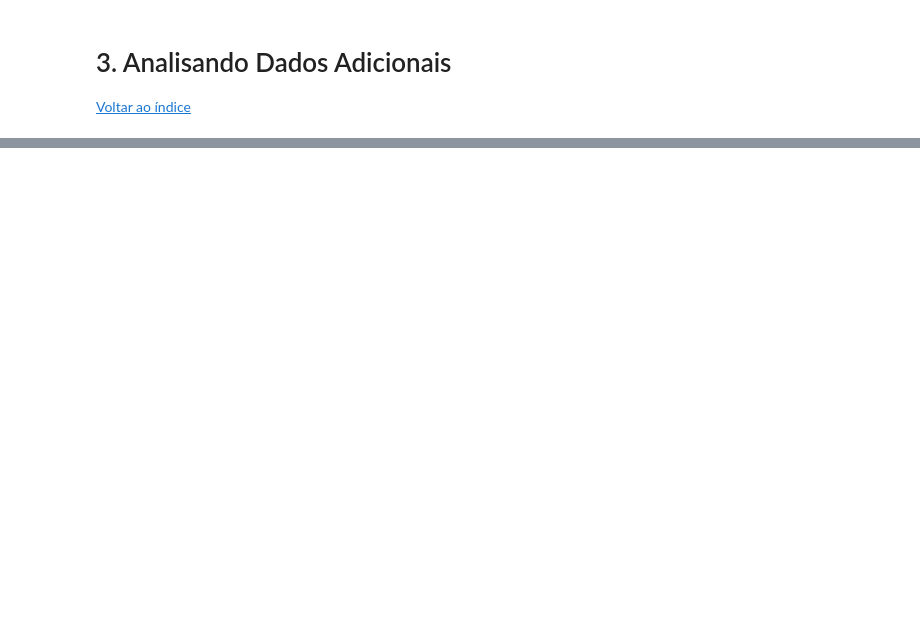
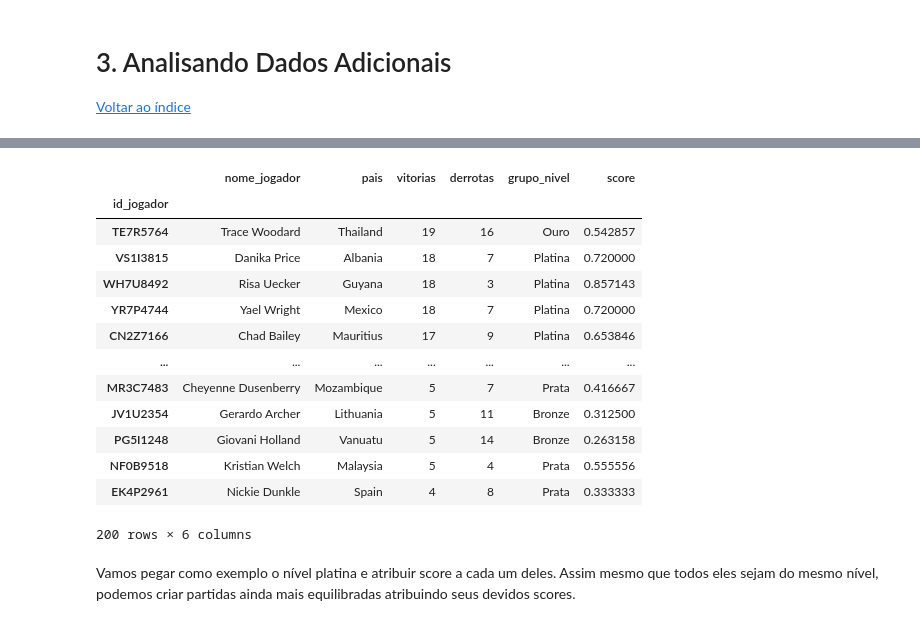
Before and after one commit to ArakakiB/Classificando_jogadores_por_nivel, a Jupyter notebook: Classificando_jogadores_por_nivel.ipynb, the cells around one changed output, grey strips where cells are left out. Drawn from its saved outputs; the diff is of its cells as text; code cells hidden in the pictures; blank space fills up the shorter version.

```diff
--- a/Classificando_jogadores_por_nivel.ipynb
+++ b/Classificando_jogadores_por_nivel.ipynb
@@ -973,0 +992,4 @@ fig.show()
+# %%
+# Realizando o calculo de score onde divido o numero de vitorios pelo total de partidas realizadas
+score = df_jogadores['vitorias']/(df_jogadores['vitorias'] + df_jogadores['derrotas'])
+score.head(10) # Mostrando apenas os 10 primeiros
@@ -973,0 +1010,23 @@ fig.show()
+# %%
+# Passando os scores de cada jogador
+df_jogadores['score'] = score
+# %%
+# Agora podemos ver como ficou nosso df com o score de cada jogador
+df_jogadores.head(10)  # Mostrando apenas os 10 primeiros
+# %% [output]
+|  | nome_jogador | pais | vitorias | derrotas | grupo_nivel | score |
+| id_jogador |  |  |  |  |  |  |
+| TE7R5764 | Trace Woodard | Thailand | 19 | 16 | Ouro | 0.542857 |
+| VS1I3815 | Danika Price | Albania | 18 | 7 | Platina | 0.720000 |
+| WH7U8492 | Risa Uecker | Guyana | 18 | 3 | Platina | 0.857143 |
+| YR7P4744 | Yael Wright | Mexico | 18 | 7 | Platina | 0.720000 |
+| CN2Z7166 | Chad Bailey | Mauritius | 17 | 9 | Platina | 0.653846 |
+| ... | ... | ... | ... | ... | ... | ... |
+| MR3C7483 | Cheyenne Dusenberry | Mozambique | 5 | 7 | Prata | 0.416667 |
+| JV1U2354 | Gerardo Archer | Lithuania | 5 | 11 | Bronze | 0.312500 |
+| PG5I1248 | Giovani Holland | Vanuatu | 5 | 14 | Bronze | 0.263158 |
+| NF0B9518 | Kristian Welch | Malaysia | 5 | 4 | Prata | 0.555556 |
+| EK4P2961 | Nickie Dunkle | Spain | 4 | 8 | Prata | 0.333333 |
+200 rows × 6 columns
+# %% [markdown]
+Vamos pegar como exemplo o nível platina e atribuir score a cada um deles. Assim mesmo que todos eles sejam do mesmo nível, podemos criar partidas ainda mais equilibradas atribuindo seus devidos scores.
```
Also changed, not shown: parts of 46 cells of this notebook.
